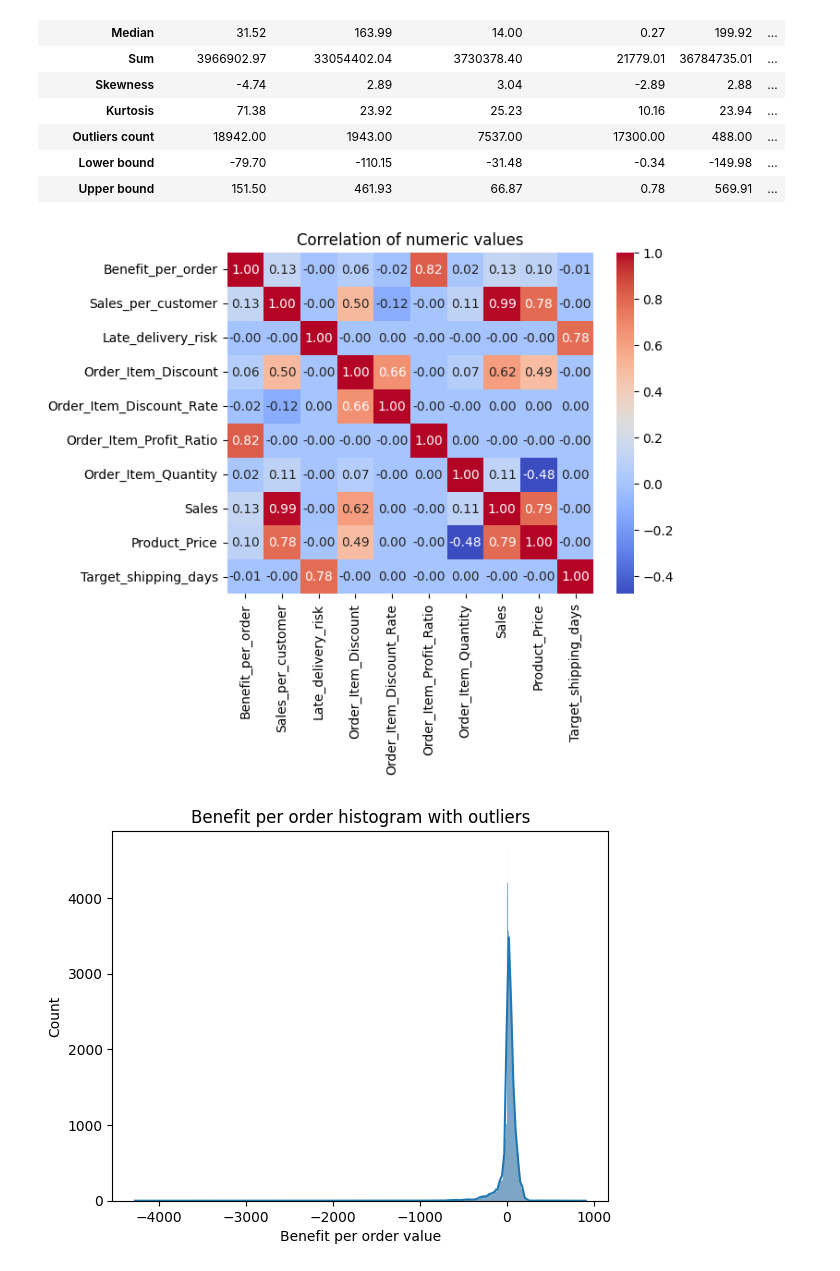
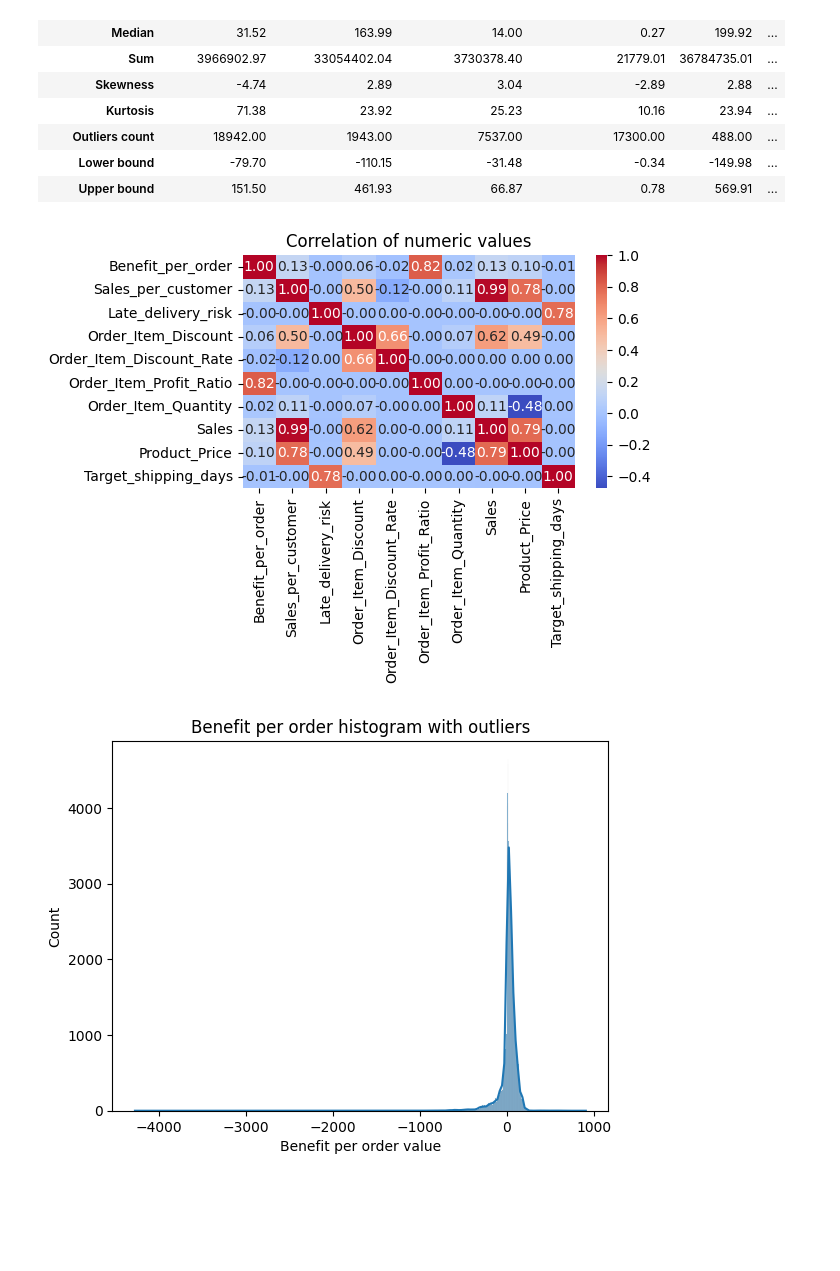
Before and after one commit to miladziekanowska/supply-chain-analysis, a Jupyter notebook: SupplyChain_EDA.ipynb, the cells around one changed output. Saved outputs shown, nothing was run; the diff lists cells and outputs as text; code cells hidden in the pictures; blank space fills up the shorter version.

```diff
--- a/SupplyChain_EDA.ipynb
+++ b/SupplyChain_EDA.ipynb
@@ -152,12 +165,13 @@ ext_stat_continuous
 # %%
 corr = df.corr(numeric_only=True)
 sns.heatmap(corr, cmap='coolwarm', annot=True, fmt=',.2f')
 plt.title('Correlation of numeric values')
+plt.tight_layout()
 plt.savefig(f'graphs/others/Correlogram_of_numeric_values.png')
 
 plt.show()
 # %% [output]
-[figure, old version]
+[figure, new version]
 # %%
 for c in continous_columns:
     sns.histplot(data=df, x=c, kde=True) # kde is our line representation of histogram
```
Also changed, not shown: parts of 3 cells of this notebook, 9 other files.
